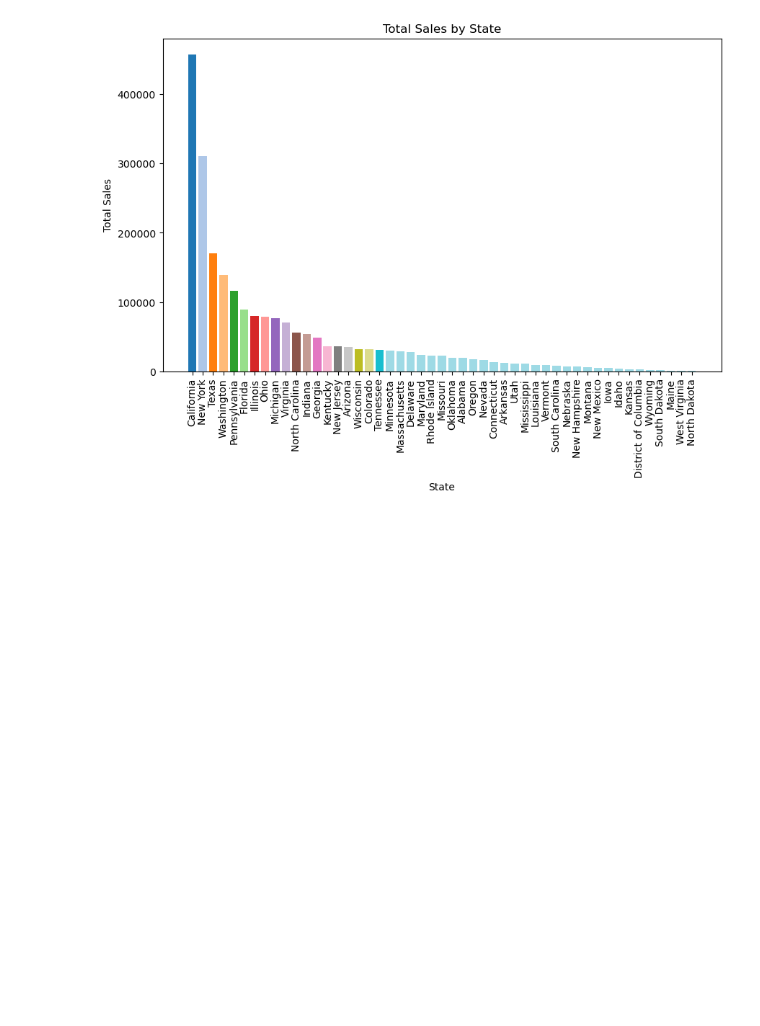
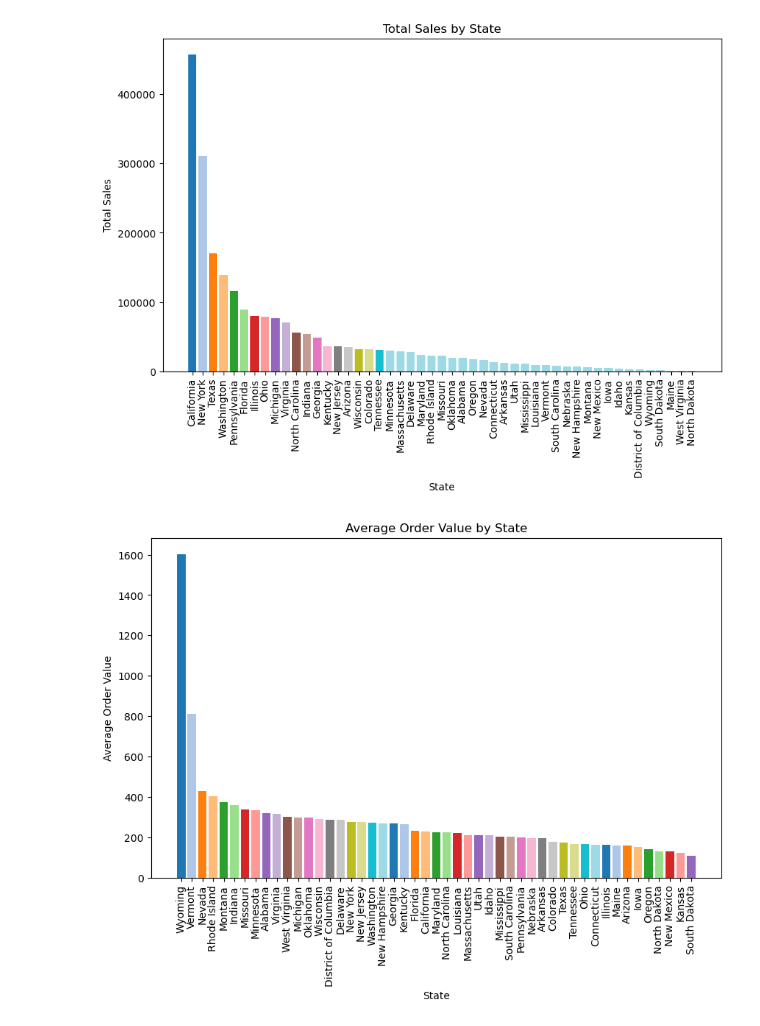
Before and after one commit to Paul-Sabin/E-Commerce, a Jupyter notebook: EDA_e-shop.ipynb, the cells around one changed output. Saved outputs shown, nothing was run; the diff lists cells and outputs as text; code cells hidden in the pictures; blank space fills up the shorter version.

Commit message:
Average order value

```diff
--- a/EDA_e-shop.ipynb
+++ b/EDA_e-shop.ipynb
@@ -135,3 +135,34 @@ plt.title('Total Sales by State')
 plt.show()
 # %% [output]
 [figure]
+# %%
+
+# Execute the query
+c.execute('''
+SELECT ROUND(SUM(Sales),2) AS SumOfSales, COUNT(OrderDetails.OrderID) AS NumberOfOrders, ROUND(SUM(Sales)/COUNT(OrderDetails.OrderID),2) AS AverageOrderValue, State
+FROM Orders
+JOIN OrderDetails ON Orders.OrderID=OrderDetails.OrderID
+JOIN Addresses ON Addresses.AddressID=Orders.AddressID
+GROUP BY State
+ORDER BY AverageOrderValue DESC;''')
+
+# Fetch the results
+results = c.fetchall()
+
+# Convert to DataFrame
+df = pd.DataFrame(results, columns=['SumOfSales', 'NumberOfOrders', 'AverageOrderValue', 'State'])
+
+# Get colors from the 'tab20' colormap
+colors = plt.colormaps.get_cmap('tab20')
+
+# Create a bar chart with 'Accent' colors
+plt.figure(figsize=(10,6))
+plt.bar(df['State'], df['AverageOrderValue'], color=[colors(i % 20) for i in range(len(df))])
+plt.xlabel('State')
+plt.ylabel('Average Order Value')
+plt.xticks(rotation=90)
+plt.title('Average Order Value by State')
+
+plt.show()
+# %% [output]
+[figure, added]
```
